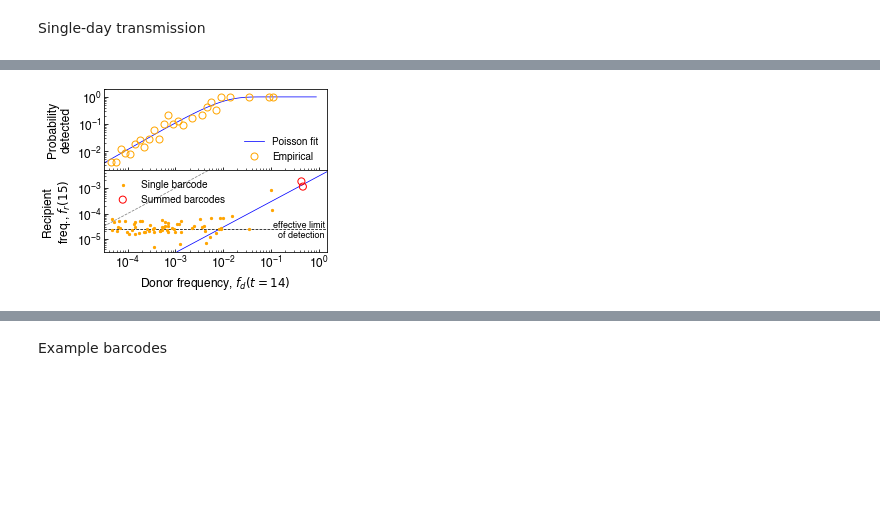
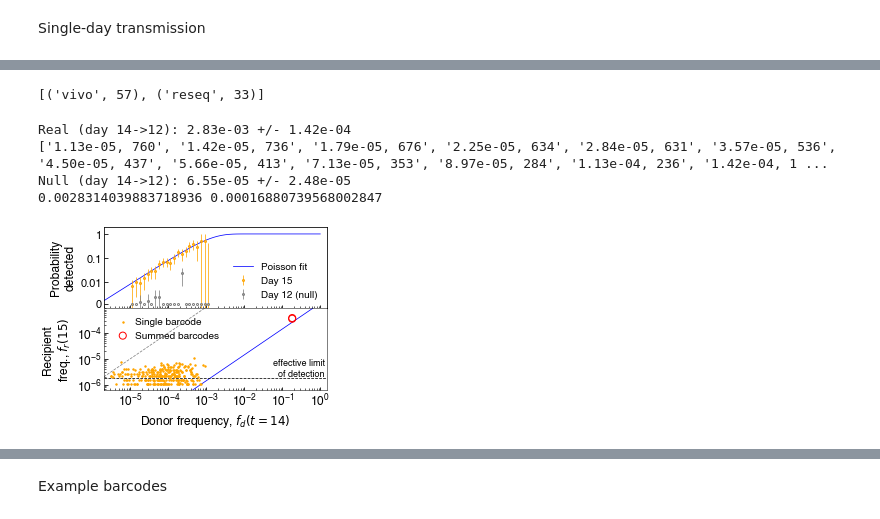
Before and after one commit to DanielWongPGH/btheta_barcoded_evolution, a Jupyter notebook: notebooks/2_monocolonization_transmission_figs.ipynb, the cells around one changed output, grey strips where cells are left out. Saved outputs shown, nothing was run; the diff lists cells and outputs as text; code cells hidden in the pictures; blank space fills up the shorter version.

```diff
--- a/notebooks/2_monocolonization_transmission_figs.ipynb
+++ b/notebooks/2_monocolonization_transmission_figs.ipynb
@@ -105,5 +322,10 @@ Not enough barcodes for 7 at 27 to 29
+# %%
+shared.library_array_map[('E1', 3, 6)]
+# %% [output]
+[('vivo', 57), ('reseq', 33)]
 # %%
-## main fig example
+# main fig example
+reload(shared)
 recipient_mouse = 6
 t0, t1 = 14, 15
 
@@ -111,47 +333,85 @@ example_transmission = transmission_dict[recipient_mouse][(t0, t1)]
 
 donor_floor, recip_floor_t0, recip_floor_t1 = example_transmission['freq floors']
 m_detect, m_detect_err  = example_transmission['detected inference']
-bins, density = example_transmission['detected raw data']
+bins, density, errs, n_barcodes_per_bin = example_transmission['detected raw data']
+print(f"Real (day 14->12): {m_detect:.2e} +/- {m_detect_null:.2e}")
+print( [f'{b:.2e}, {n_bc}' for b, n_bc in zip(bins, n_barcodes_per_bin)])
 
 m_ratio, m_ratio_err = example_transmission['ratio inference']
 (donor_valid, recip_valid, donor_cg, recip_cg) =  example_transmission['ratio raw data']
 
 
 plot_fig, plot_axs = plt.subplots(2, 1, figsize=(4,3))
 plt.subplots_adjust(hspace=0.00)
 detected_ax = plot_axs[0]
 
-detected_ax.errorbar(bins, density, markersize=7, ecolor='orange', fmt='o', mfc='none', mec='orange', label='Empirical')
-detected_ax.plot(bins, shared.p_transmit(bins, m_detect/rescale_migration/recip_floor_t1), color='blue', label='Poisson fit', zorder=0)
+
+## NULL
+null_transmission = backward_time_dict # 14->12
+m_detect_null, m_detect_err_null  = null_transmission['detected inference']
+# m_ratio_null, m_ratio_err_null = null_transmission['ratio inference']
+null_bins, null_density, null_errs, null_n_barcodes_per_bin = np.copy(null_transmission['detected raw data'])
+print(f"Null (day 14->12): {m_detect_null:.2e} +/- {m_detect_err_null:.2e}")
+# print(null_density)
+# null_density[null_density == 0] = 1/(2*null_n_barcodes_per_bin[null_density == 0])
+null_errs[null_density == 0] = 0
+null_density[null_density == 0] = 1.25*10**-3
+# null_errs[null_density == 0] = 0
+# detected_ax.set_ylim(detected_ax.get_ylim()[0]/2, 2)
+####
+
+detected_ax.errorbar(bins, density, yerr=2*errs, markersize=2, ecolor='orange', fmt='o', mfc='none', mec='orange', label='Day 15')
+detected_ax.plot(np.logspace(-6, 0, 61), shared.p_transmit(np.logspace(-6, 0, 61), m_detect/rescale_migration/recip_floor_t1), color='blue', label='Poisson fit', zorder=0)
+detected_ax.errorbar(null_bins, null_density, yerr=null_errs, markersize=2, ecolor='grey', fmt='o', mfc='none', mec='grey', label='Day 12 (null)')
 detected_ax.set_xscale('log')
 detected_ax.set_yscale('log')
 detected_ax.set_ylabel('Probability\ndetected', fontsize=12)
-detected_ax.set_xlim(10**-4.5, 1.5)
-detected_ax.set_ylim(2*10**-3, 2)
+
+# detected_ax.set_ylim(10**-3, 2)
 
 detected_ax.set_xticklabels([])
 detected_ax.legend(loc=4, fontsize=10, frameon=False)
 
 ratio_ax = plot_axs[1]
-ratio_ax.scatter(donor_valid, recip_valid, s=5, color='orange', rasterized=True, label='Single barcode')
+ratio_ax.scatter(donor_valid, recip_valid, s=2, color='orange', rasterized=True, label='Single barcode')
 ratio_ax.scatter(donor_cg, recip_cg, s=50, marker='o', facecolor='none', edgecolors='red', rasterized=True, label='Summed barcodes')
 
+rescale_migration = 2
 ratio_ax.axline((10**-5, m_detect/rescale_migration*10**-5), (1, m_detect/rescale_migration), color='blue', zorder=0)
+print(m_detect, m_detect_err)
 util.plot_diagonal(ratio_ax, color='grey')
 ratio_ax.set_xscale('log')
 ratio_ax.set_yscale('log')
-ratio_ax.set_xlim(10**-4.5, 1.5)
-ratio_ax.set_ylim(10**-5.5, 5*10**-3)
+
+ratio_ax.set_xlim(2*10**-6, 1.5)
+detected_ax.set_xlim(2*10**-6, 1.5)
+detected_ax.set_ylim(8*10**-4, 2)
+detected_ax.set_yticks([1.25*10**-3, 10**-2, 10**-1, 1])
+detected_ax.set_yticklabels([0, 10**-2, 10**-1, 1], fontsize=11)
+
+# detected_ax.text(0.75*10**-4, 2*10**-3, "undetected", color='grey', fontsize=7.5)
+
+
+
+ratio_ax.set_ylim(10**-6.2, 9*10**-4)
 ratio_ax.set_xlabel(r'Donor frequency, $f_d(t=14)$', fontsize=12)
 ratio_ax.set_ylabel('Recipient\nfreq., $f_r(15)$', fontsize=12)
-ratio_ax.legend(loc=2, fontsize=10, frameon=False)
+ratio_ax.legend(loc=2, fontsize=10, frameon=False, handletextpad=0.2)
+for spine in ['top', 'right', 'bottom', 'left']:
+    ratio_ax.spines[spine].set_linewidth(0.5)
 
 ratio_ax.axhline(recip_floor_t1, color='black', linestyle='dashed', zorder=0)
-ratio_ax.text(0.99, 0.175, 'effective limit\n  of detection', transform=ratio_ax.transAxes, color='black', fontsize=9, ha='right')
+ratio_ax.text(0.99, 0.172, 'effective limit\nof detection', transform=ratio_ax.transAxes, color='black', fontsize=9, ha='right')
 
-plt.savefig(f'../figures/single_day_transmission_plot_M{recipient_mouse}_{t0}_{t1}.pdf')
+plt.rcParams['svg.fonttype'] = 'none'
+plt.savefig(f'../figures/single_day_transmission_plot_M{recipient_mouse}_{t0}_{t1}.pdf', bbox_inches='tight', transparent=True)
+plt.savefig(f'../figures/single_day_transmission_plot_M{recipient_mouse}_{t0}_{t1}.svg', bbox_inches='tight', transparent=True)
 # %% [output]
+Real (day 14->12): 2.83e-03 +/- 1.42e-04
+['1.13e-05, 760', '1.42e-05, 736', '1.79e-05, 676', '2.25e-05, 634', '2.84e-05, 631', '3.57e-05, 536', '4.50e-05, 437', '5.66e-05, 413', '7.13e-05, 353', '8.97e-05, 284', '1.13e-04, 236', '1.42e-04, 1 ...
+Null (day 14->12): 6.55e-05 +/- 2.48e-05
+0.0028314039883718936 0.00016880739568002847
-[figure, old version]
+[figure, new version]
 # %%
 main_fig = plt.figure(figsize=(4, 3))
 outer = mpl.gridspec.GridSpec(nrows=1, ncols=1, figure=main_fig)
```
Also changed, not shown: parts of 13 cells of this notebook, 11 other files.
